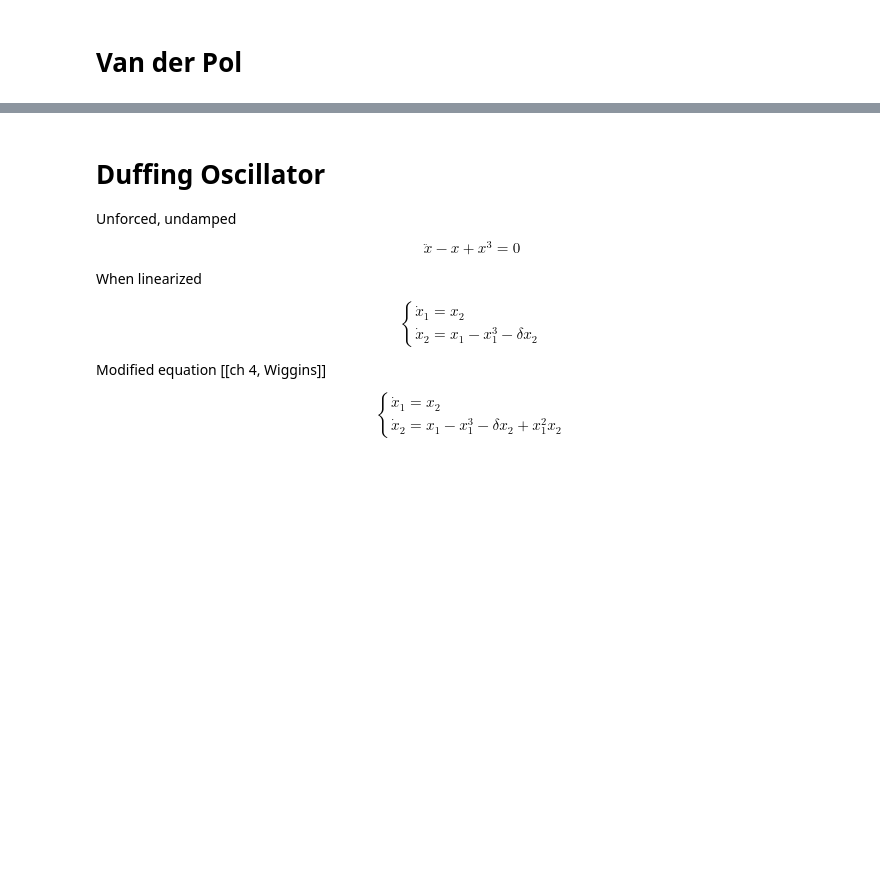
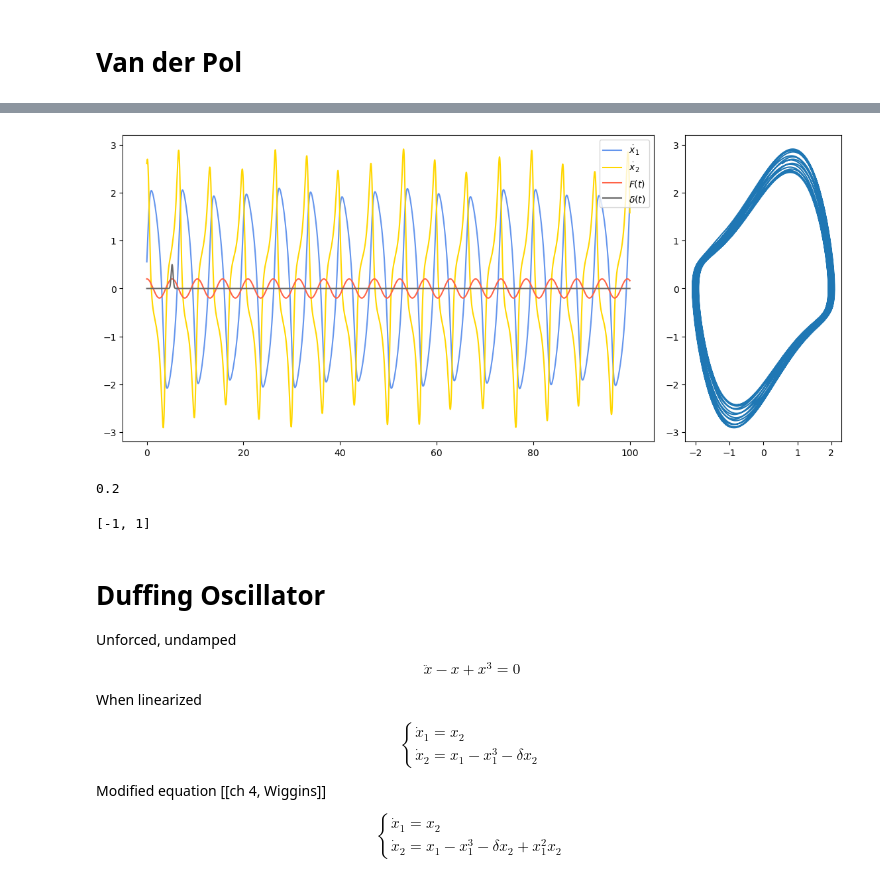
Before and after one commit to michaelStoddard/Chaos, a Jupyter notebook: Projects/MATH722_proj.ipynb, the cells around one changed output, grey strips where cells are left out. Drawn from its saved outputs; the diff is of its cells as text; code cells hidden in the pictures; blank space fills up the shorter version.

```diff
--- a/Projects/MATH722_proj.ipynb
+++ b/Projects/MATH722_proj.ipynb
@@ -35,0 +64,5 @@ J0.eigenvects()
+# %%
+clr = ['cornflowerblue',
+      'gold',
+      'tomato',
+      'dimgray']
@@ -35,0 +131,43 @@ J0.eigenvects()
+# %%
+t = np.linspace(0,100,10000)
+
+X0 = [0,1]
+
+soln = odeint(sys,SS,t).T
+
+
+################ uncomment to save last point
+# SS = [soln[0][-1],soln[1][-1]]
+# SS
+# %%
+fig = plt.figure(figsize=(14,6))
+
+gs = gridspec.GridSpec(1,4)
+
+p1 = fig.add_subplot(gs[:3])
+p2 = fig.add_subplot(gs[3:])
+
+
+p1.plot(t,soln[0],color=clr[0],label=r'$\dot x_1$')
+p1.plot(t,soln[1],color=clr[1],label=r'$\dot x_2$')
+p1.plot(t,force(t,A_space[4]),color=clr[2],label=r'$F(t)$')
+p1.plot(t,kick(t,kick_time[0],0.25),color=clr[-1],label=r'$\delta(t)$')
+# p1.scatter(t_map,y_map)
+
+
+p1.legend()
+
+p2.plot(soln[0],soln[1])
+# p2.set_xlim([1.8,2.1])
+# p2.set_ylim([-0.5,0.5])
+# p2.vlines(0,ymin=ylim[0],ymax=ylim[1],color=clr[-1],linestyle='--')
+
+
+
+plt.show()
+# %% [output]
+[figure, added]
+# %%
+A_space[4]
+# %% [output]
+0.2
@@ -36,3 +179,7 @@ J0.eigenvects()
+# %%
+test[1]
+# %% [output]
+[-1, 1]
 # %% [markdown]
 # Duffing Oscillator
 
```
Also changed, not shown: parts of 37 cells of this notebook.
